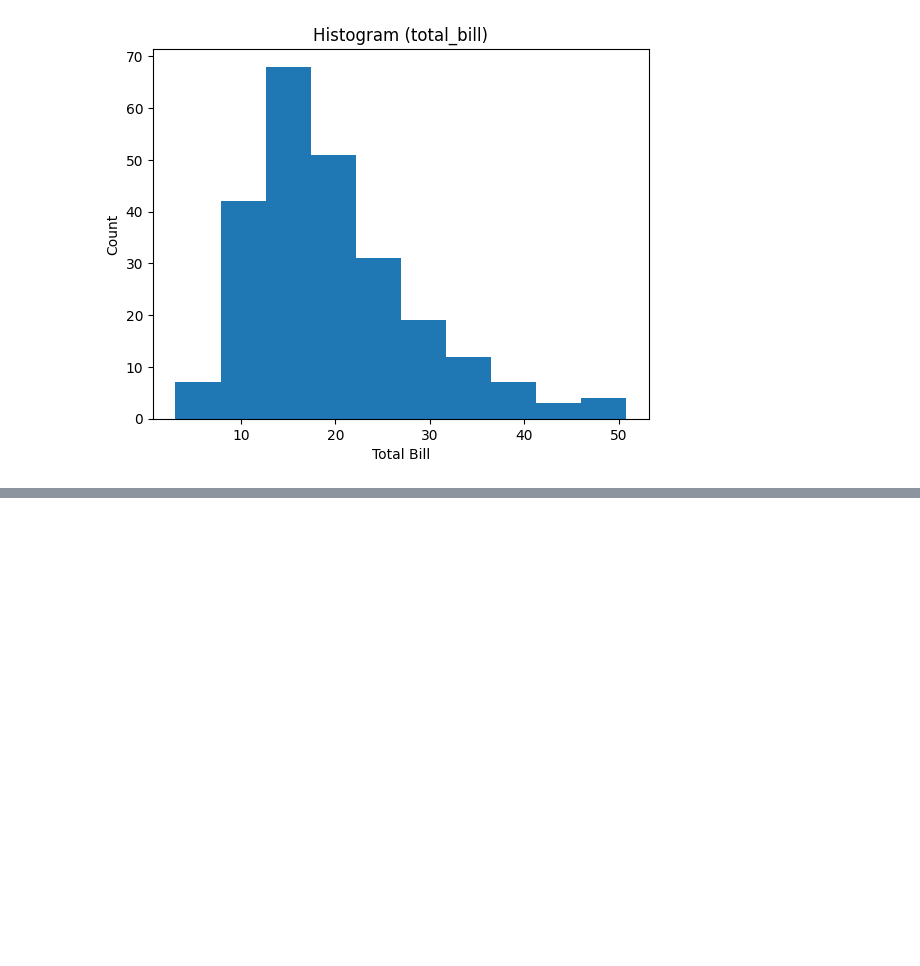
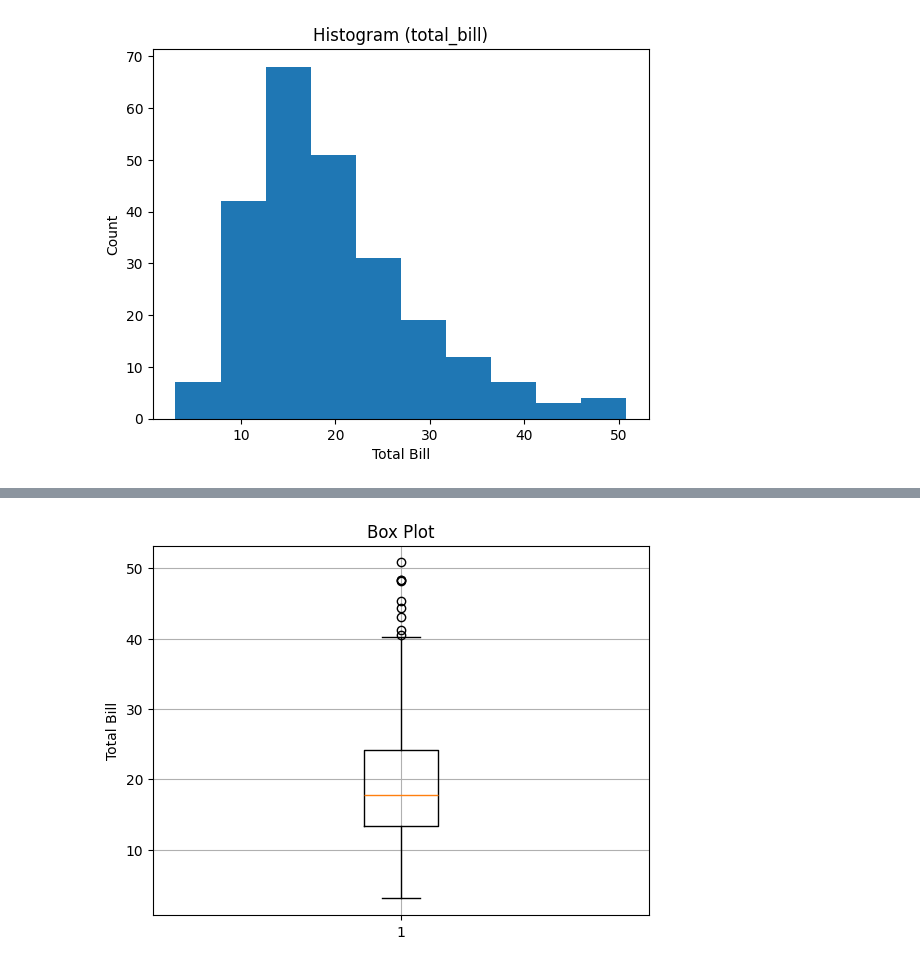
Before and after one commit to Sjleerodls/Data_Analysis, a Jupyter notebook: lab_da/da04_matplotlib_py.ipynb, the cells around one changed output, grey strips where cells are left out. Drawn from its saved outputs; the diff is of its cells as text; code cells hidden in the pictures; blank space fills up the shorter version.

```diff
--- a/lab_da/da04_matplotlib_py.ipynb
+++ b/lab_da/da04_matplotlib_py.ipynb
@@ -60,0 +118,8 @@ plt.show()      # 리턴값이 None 이기 때문에 출력되는 텍스트 값
+# %%
+plt.boxplot(x=tips.total_bill)
+plt.title('Box Plot')
+plt.ylabel('Total Bill')
+plt.grid()  # 보조선 나타내기.
+plt.show()
+# %% [output]
+[figure, added]
```
Also changed, not shown: parts of 12 cells of this notebook.
